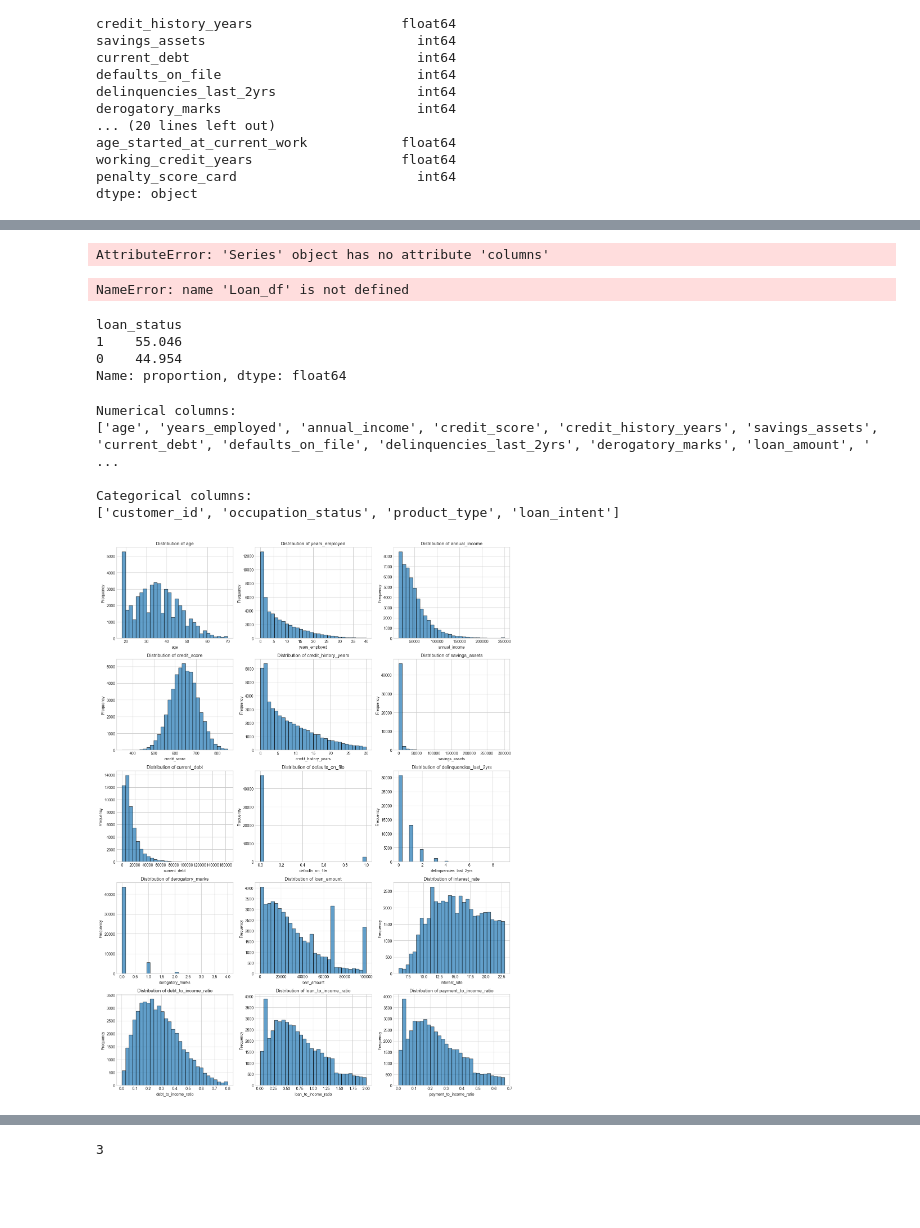
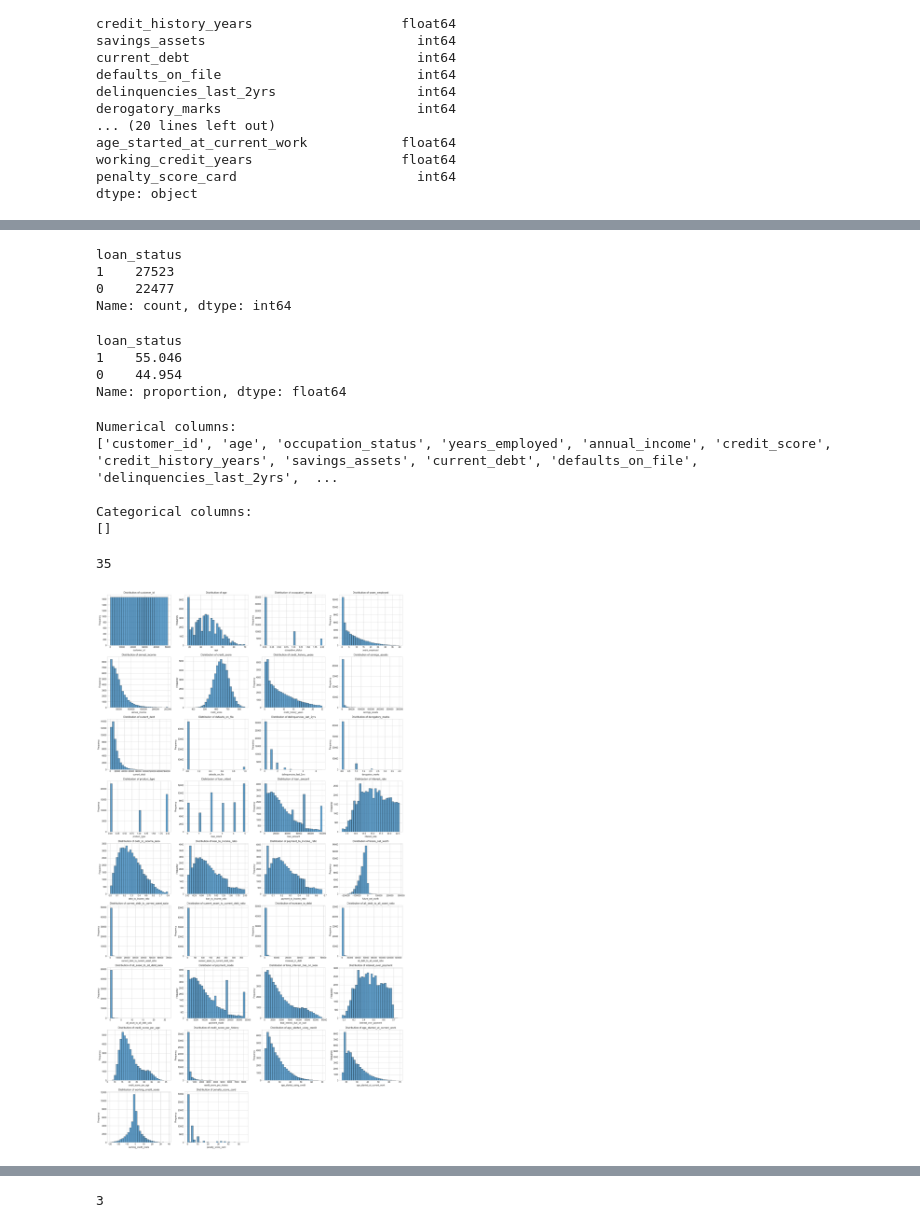
Before and after one commit to PearlisSad/CI-Realistic-Loan-Approval-Dataset, a Jupyter notebook: REALISTIC LOAN.ipynb, the cells around one changed output, grey strips where cells are left out. Cells and saved outputs as stored; diff of their text form; code cells hidden in the pictures; blank space fills up the shorter version.

Commit message:
updated REALISTIC LOAN code with new file

```diff
--- a/REALISTIC LOAN.ipynb
+++ b/REALISTIC LOAN.ipynb
@@ -128,6 +128,3 @@ age_started_at_current_work            float64
 working_credit_years                   float64
 penalty_score_card                       int64
 dtype: object
-# %%
-# create a series with counts of numeric vs categorical columns
-Loan_df= pd.Series([16,4], index=["Numeric","Categorical"])
@@ -149,11 +131,10 @@ Text(0.5, 1.0, 'Column Types in Dataset')
-# %%
-Loan_df.columns
-# %% [output]
-AttributeError: 'Series' object has no attribute 'columns'
 # %%
 Loan_df['loan_status'].value_counts()
 # %% [output]
-NameError: name 'Loan_df' is not defined
+loan_status
+1    27523
+0    22477
+Name: count, dtype: int64
 # %%
 Loan_df['loan_status'].value_counts(normalize=True)* 100
 # %% [output]
@@ -172,27 +153,39 @@ print("\nCategorical columns:")
 print(cat_cols)
 # %% [output]
 Numerical columns:
-['age', 'years_employed', 'annual_income', 'credit_score', 'credit_history_years', 'savings_assets', 'current_debt', 'defaults_on_file', 'delinquencies_last_2yrs', 'derogatory_marks', 'loan_amount', ' ...
+['customer_id', 'age', 'occupation_status', 'years_employed', 'annual_income', 'credit_score', 'credit_history_years', 'savings_assets', 'current_debt', 'defaults_on_file', 'delinquencies_last_2yrs',  ...
 
 Categorical columns:
-['customer_id', 'occupation_status', 'product_type', 'loan_intent']
+[]
+# %%
+print(len(num_cols))
+# %% [output]
+35
 # %%
 # Distribution of numerical features
 numerical_cols = Loan_df.select_dtypes(include=['int64', 'float64']).columns.drop('loan_status')
 
-fig, axes = plt.subplots(5, 3, figsize=(15, 20))
+num_cols = len(numerical_cols)   # 34
+cols = 4                        # plots per row
+rows = int(np.ceil(num_cols / cols))
+
+fig, axes = plt.subplots(rows, cols, figsize=(20, rows * 4))
 axes = axes.flatten()
 
 for i, col in enumerate(numerical_cols):
     axes[i].hist(Loan_df[col], bins=30, edgecolor='black', alpha=0.7)
     axes[i].set_title(f'Distribution of {col}')
     axes[i].set_xlabel(col)
     axes[i].set_ylabel('Frequency')
 
+# Remove extra empty plots
+for j in range(i + 1, len(axes)):
+    fig.delaxes(axes[j])
+
 plt.tight_layout()
 plt.show()
 # %% [output]
-[figure, old version]
+[figure, new version]
 # %%
 # Categorical columns
 categorical_cols = ['occupation_status', 'product_type', 'loan_intent']
```
Also changed, not shown: parts of 9 cells of this notebook.
